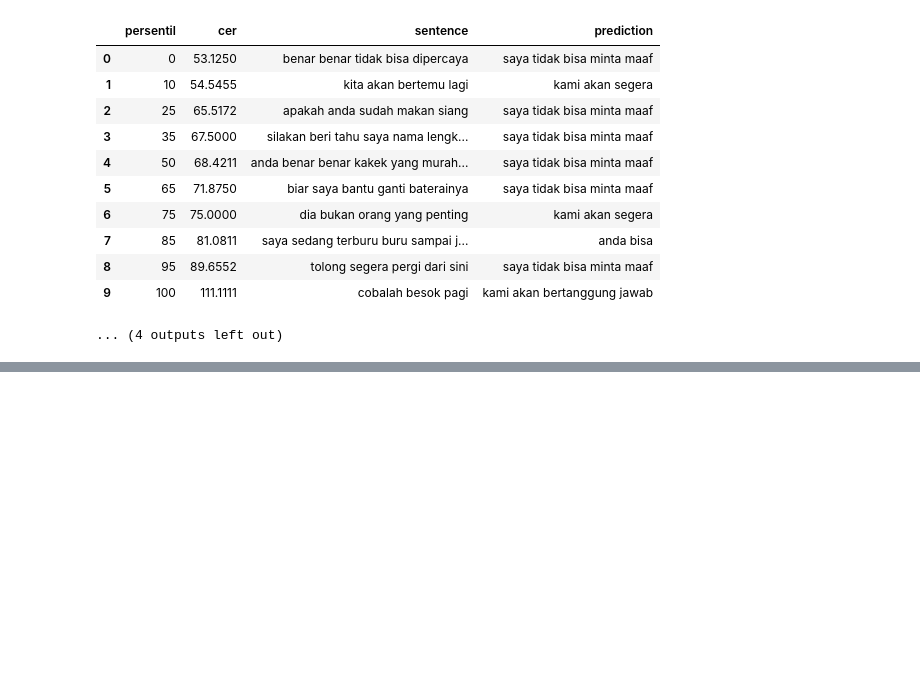
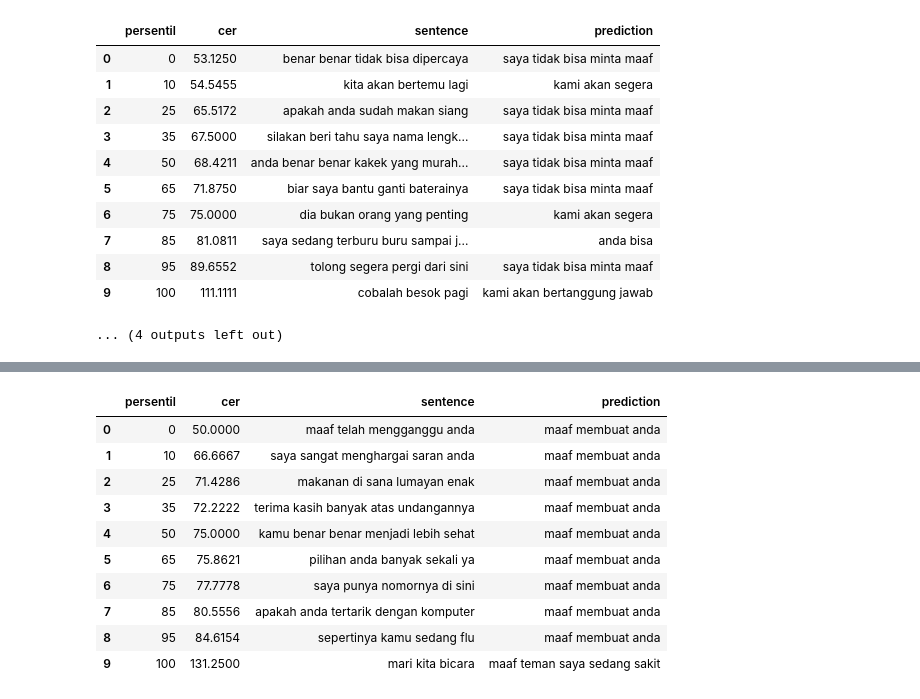
Before and after one commit to Zechtro/EEG-to-Text_Conformer-Transducer, a Jupyter notebook: src/pipelines/training/complete_evaluation_persentil.ipynb, the cells around one changed output, grey strips where cells are left out. Drawn from its saved outputs; the diff is of its cells as text; code cells hidden in the pictures; blank space fills up the shorter version.

Commit message:
feat: percentile all subjects

```diff
--- a/src/pipelines/training/complete_evaluation_persentil.ipynb
+++ b/src/pipelines/training/complete_evaluation_persentil.ipynb
@@ -162,3 +162,80 @@ Menampilkan sampel prediksi pada persentil CER untuk subjek: SUB1
 | 8 | 95 | 89.6552 | tolong segera pergi dari sini | saya tidak bisa minta maaf |
 | 9 | 100 | 111.1111 | cobalah besok pagi | kami akan bertanggung jawab |
 ... (4 outputs left out)
+# %%
+import os
+import pandas as pd
+from IPython.display import display
+
+# Ubah nilai ini untuk mengganti subjek (contoh: 'SUB1', 'SUB2', dst.)
+SUBJECT = 'all'
+
+# Ubah nilai ini untuk mengganti metrik target (contoh: 'cer', 'WER', 'BLEU-1', dll.)
+TARGET_METRIC = 'cer'
+
+PERCENTILES = [0, 10, 25, 35, 50, 65, 75, 85, 95, 100]
+
+script_dir = os.getcwd()
+
+file_templates = [
+    "complete_metrics_{subject}_eq_3_0_fixed_hilbert_test_predictions_1_1.csv",
+    "complete_metrics_{subject}_eq_3_0_hilbert_test_predictions_2_1_IndoGPT.csv",
+    "complete_metrics_{subject}_eq_3_0_log-mel_test_predictions_6_1.csv",
+    "complete_metrics_{subject}_eq_3_0_logmel_test_predictions_10_1_IndoGPT.csv",
+
+    "complete_metrics_NOISE_BASELINE_{subject}_eq_3_0_fixed_hilbert_test_predictions_1_1.csv",
+    "complete_metrics_NOISE_BASELINE_{subject}_eq_3_0_hilbert_test_predictions_2_1_IndoGPT.csv",
+    "complete_metrics_NOISE_BASELINE_{subject}_eq_3_0_log-mel_test_predictions_6_1.csv",
+    "complete_metrics_NOISE_BASELINE_{subject}_eq_3_0_logmel_test_predictions_10_1_IndoGPT.csv"
+]
+
+print(f"Menampilkan sampel prediksi pada persentil {TARGET_METRIC.upper()} untuk subjek: {SUBJECT}\n")
+
+for template in file_templates:
+    filename = template.format(subject=SUBJECT)
+    filepath = os.path.join(script_dir, filename)
+
+    print("=" * 110)
+    print(f"📄 File: {filename}")
+    print("=" * 110)
+
+    if os.path.exists(filepath):
+        try:
+            df = pd.read_csv(filepath)
+
+            req_cols = [TARGET_METRIC, 'sentence', 'prediction']
+            if all(col in df.columns for col in req_cols):
+
+                df_sorted = df.sort_values(by=TARGET_METRIC).reset_index(drop=True)
+
+                results = []
+                n_rows = len(df_sorted)
+
+                if n_rows > 0:
+                    for p in PERCENTILES:
+                        # Rumus: (p / 100) * (total_baris - 1)
+                        idx = int((p / 100.0) * (n_rows - 1))
+                        row = df_sorted.iloc[idx]
+
+                        results.append({
+                            'persentil': f"{p}",
+                            TARGET_METRIC: round(row[TARGET_METRIC], 4),
+                            'sentence': row['sentence'],
+                            'prediction': row['prediction']
+                        })
+
+                    df_result = pd.DataFrame(results)
+                    display(df_result)
+                else:
+                    print("⚠️ File CSV kosong (tidak ada baris).")
+            else:
+                missing = [col for col in req_cols if col not in df.columns]
+                print(f"⚠️ Peringatan: Kolom {missing} tidak ditemukan di dalam file ini.")
+
+        except Exception as e:
+            print(f"❌ Gagal membaca file: {e}")
+    else:
+        print(f"❌ File belum ditemukan di: {filepath}")
+
+    print("\n")
+# %% [output]
@@ -164,0 +247,11 @@ Menampilkan sampel prediksi pada persentil CER untuk subjek: SUB1
+|  | persentil | cer | sentence | prediction |
+| 0 | 0 | 50.0000 | maaf telah mengganggu anda | maaf membuat anda |
+| 1 | 10 | 66.6667 | saya sangat menghargai saran anda | maaf membuat anda |
+| 2 | 25 | 71.4286 | makanan di sana lumayan enak | maaf membuat anda |
+| 3 | 35 | 72.2222 | terima kasih banyak atas undangannya | maaf membuat anda |
+| 4 | 50 | 75.0000 | kamu benar benar menjadi lebih sehat | maaf membuat anda |
+| 5 | 65 | 75.8621 | pilihan anda banyak sekali ya | maaf membuat anda |
+| 6 | 75 | 77.7778 | saya punya nomornya di sini | maaf membuat anda |
+| 7 | 85 | 80.5556 | apakah anda tertarik dengan komputer | maaf membuat anda |
+| 8 | 95 | 84.6154 | sepertinya kamu sedang flu | maaf membuat anda |
+| 9 | 100 | 131.2500 | mari kita bicara | maaf teman saya sedang sakit |
```
Also changed, not shown: parts of 1 cell of this notebook.
